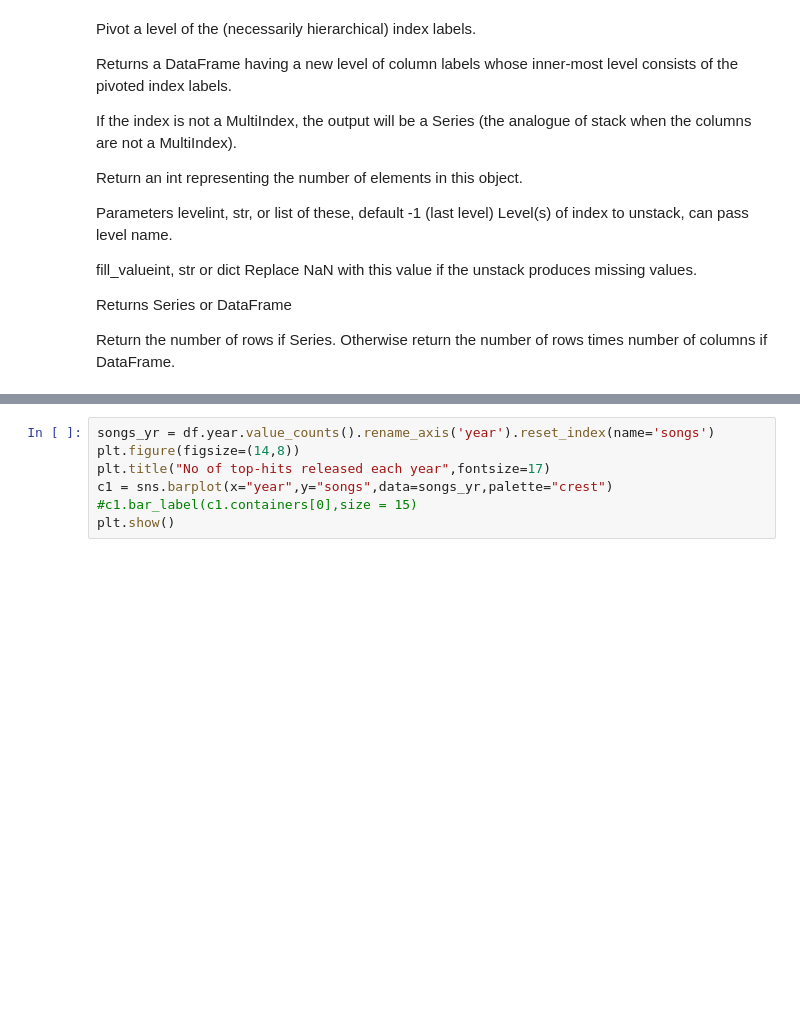
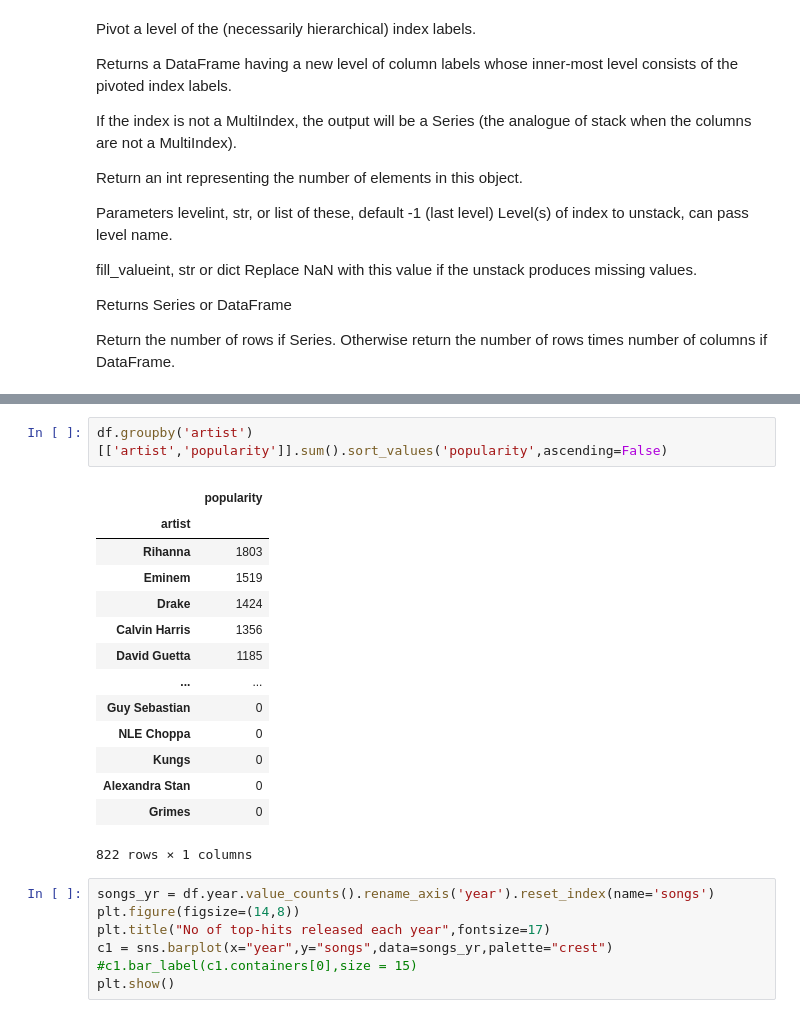
Before and after one commit to davideke1/Project_Python_2, a Jupyter notebook: Spotify_analysis_2000_2020.ipynb, the cells around one changed output, grey strips where cells are left out. Saved outputs shown, nothing was run; the diff lists cells and outputs as text; blank space fills up the shorter version.

```diff
--- a/Spotify_analysis_2000_2020.ipynb
+++ b/Spotify_analysis_2000_2020.ipynb
@@ -310,6 +321,23 @@ iplot(px.bar(year_explicit,
       ).update_xaxes(type='category'))
 # %% [output]
 [interactive output not drawn]
+# %%
+df.groupby('artist')[['artist','popularity']].sum().sort_values('popularity',ascending=False)
+# %% [output]
+|  | popularity |
+| artist |  |
+| Rihanna | 1803 |
+| Eminem | 1519 |
+| Drake | 1424 |
+| Calvin Harris | 1356 |
+| David Guetta | 1185 |
+| ... | ... |
+| Guy Sebastian | 0 |
+| NLE Choppa | 0 |
+| Kungs | 0 |
+| Alexandra Stan | 0 |
+| Grimes | 0 |
+822 rows × 1 columns
 # %%
 songs_yr = df.year.value_counts().rename_axis('year').reset_index(name='songs')
 plt.figure(figsize=(14,8))
```
Also changed, not shown: parts of 14 cells of this notebook.
